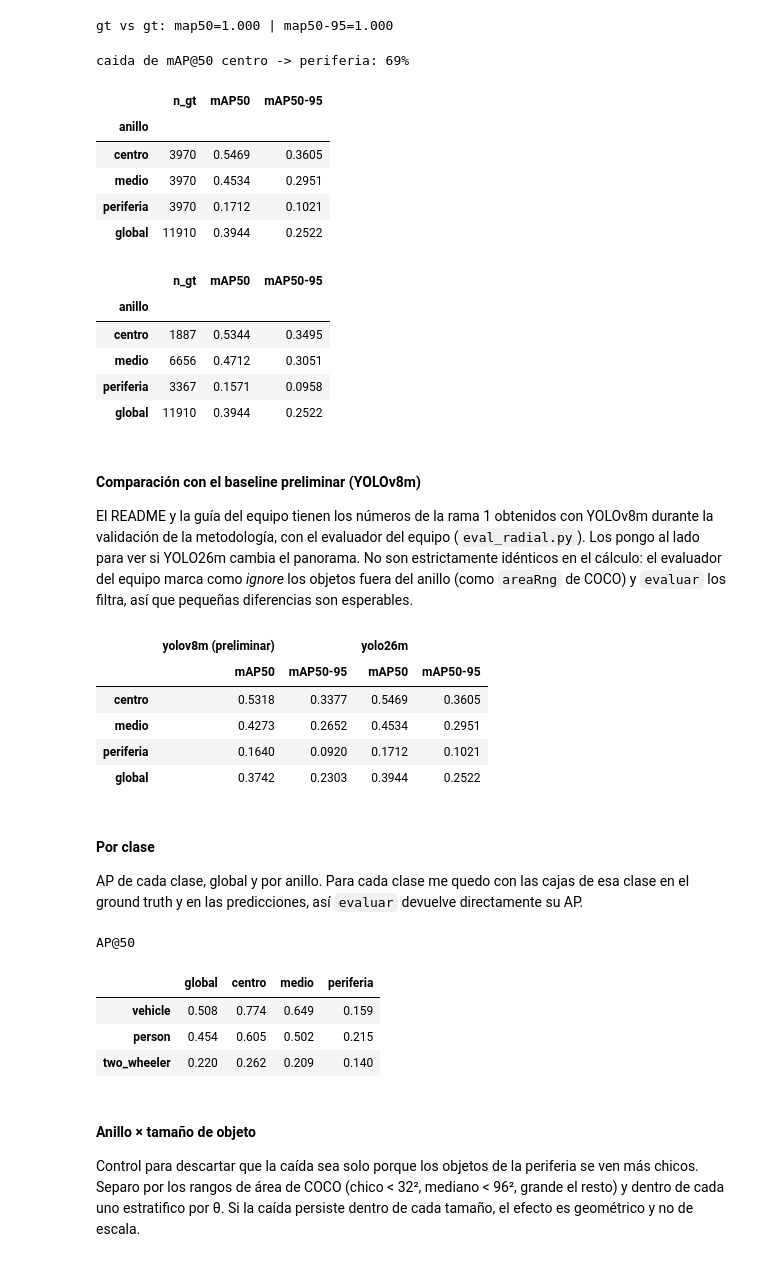
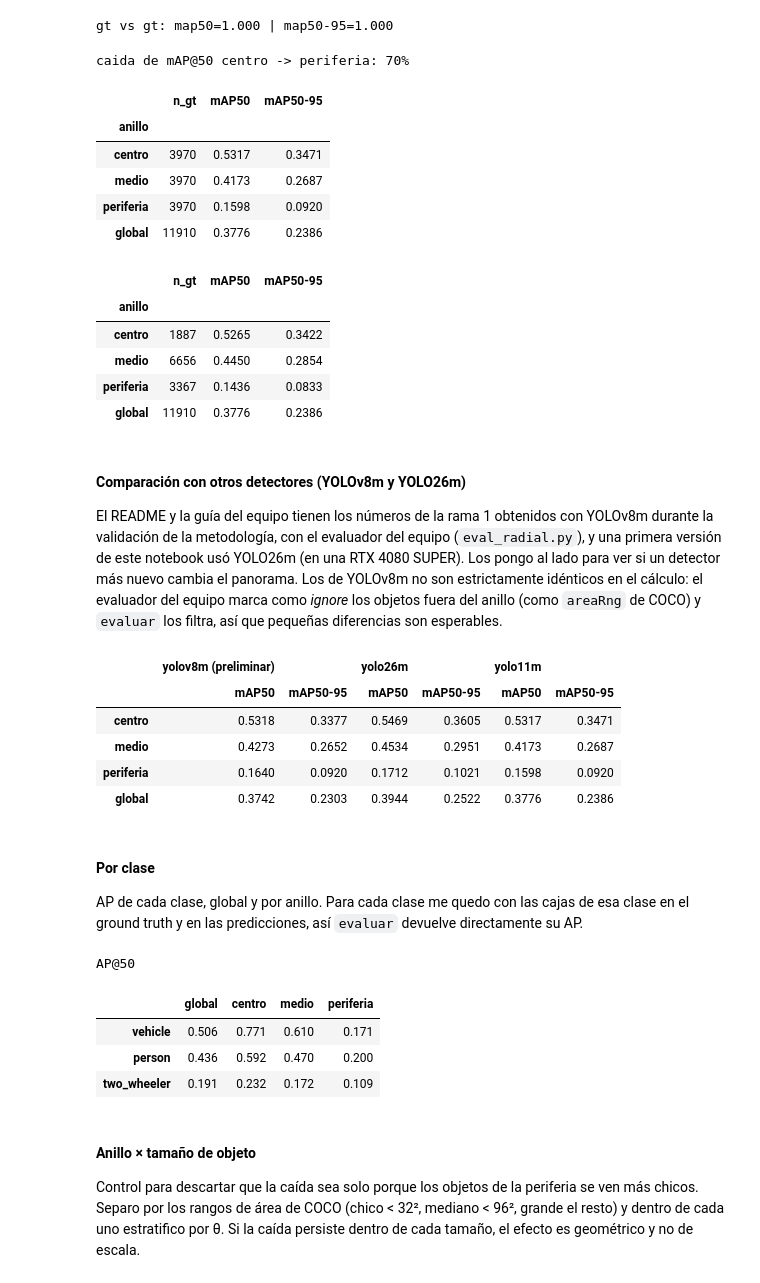
Before and after one commit to francomor/vision-computadora-II-tp-final, a Jupyter notebook: notebooks/rama1_baseline.ipynb, the cells around one changed output. Drawn from its saved outputs; the diff is of its cells as text; code cells hidden in the pictures.

```diff
--- a/notebooks/rama1_baseline.ipynb
+++ b/notebooks/rama1_baseline.ipynb
@@ -49,7 +49,7 @@ from fisheye_utils import (
 # %%
 SALIDAS = RAIZ / "outputs/rama1"
 SALIDAS.mkdir(parents=True, exist_ok=True)
-MODELO = "yolo26m"  # acordado para las cuatro ramas (regla 6)
+MODELO = "yolo11m"  # acordado para las cuatro ramas (regla 6); la primera version uso yolo26m
 N_IMAGENES = None  # un entero para pruebas rapidas, None para todo el test
 
 gpu = torch.cuda.get_device_name(0) if DEVICE == "cuda" else DEVICE
@@ -237,13 +237,13 @@ caida = 1 - res_theta.loc["periferia", "mAP50"] / res_theta.loc["centro", "mAP50
 print(f"caida de mAP@50 centro -> periferia: {caida:.0%}")
 res_theta.round(4)
 # %% [output]
-caida de mAP@50 centro -> periferia: 69%
+caida de mAP@50 centro -> periferia: 70%
 |  | n_gt | mAP50 | mAP50-95 |
 | anillo |  |  |  |
-| centro | 3970 | 0.5469 | 0.3605 |
-| medio | 3970 | 0.4534 | 0.2951 |
-| periferia | 3970 | 0.1712 | 0.1021 |
-| global | 11910 | 0.3944 | 0.2522 |
+| centro | 3970 | 0.5317 | 0.3471 |
+| medio | 3970 | 0.4173 | 0.2687 |
+| periferia | 3970 | 0.1598 | 0.0920 |
+| global | 11910 | 0.3776 | 0.2386 |
 # %%
 res_radio = por_anillo(p, test, "radio")
 res_radio.to_csv(SALIDAS / f"metricas_radio_{MODELO}.csv")
@@ -251,25 +251,30 @@ res_radio.round(4)
 # %% [output]
 |  | n_gt | mAP50 | mAP50-95 |
 | anillo |  |  |  |
-| centro | 1887 | 0.5344 | 0.3495 |
-| medio | 6656 | 0.4712 | 0.3051 |
-| periferia | 3367 | 0.1571 | 0.0958 |
-| global | 11910 | 0.3944 | 0.2522 |
+| centro | 1887 | 0.5265 | 0.3422 |
+| medio | 6656 | 0.4450 | 0.2854 |
+| periferia | 3367 | 0.1436 | 0.0833 |
+| global | 11910 | 0.3776 | 0.2386 |
 # %% [markdown]
-#### Comparación con el baseline preliminar (YOLOv8m)
+#### Comparación con otros detectores (YOLOv8m y YOLO26m)
 
-El README y la guía del equipo tienen los números de la rama 1 obtenidos con YOLOv8m durante la validación de la metodología, con el evaluador del equipo (`eval_radial.py`). Los pongo al lado para ver si YOLO26m cambia el panorama. No son estrictamente idénticos en el cálculo: el evaluador del equipo marca como *ignore* los objetos fuera del anillo (como `areaRng` de COCO) y `evaluar` los filtra, así que pequeñas diferencias son esperables.
+El README y la guía del equipo tienen los números de la rama 1 obtenidos con YOLOv8m durante la validación de la metodología, con el evaluador del equipo (`eval_radial.py`), y una primera versión de este notebook usó YOLO26m (en una RTX 4080 SUPER). Los pongo al lado para ver si un detector más nuevo cambia el panorama. Los de YOLOv8m no son estrictamente idénticos en el cálculo: el evaluador del equipo marca como *ignore* los objetos fuera del anillo (como `areaRng` de COCO) y `evaluar` los filtra, así que pequeñas diferencias son esperables.
 # %%
-yolov8m = pd.DataFrame({"mAP50": [0.5318, 0.4273, 0.1640, 0.3742], "mAP50-95": [0.3377, 0.2652, 0.0920, 0.2303]},
-                       index=NOMBRES_ANILLOS + ["global"])
-pd.concat({"yolov8m (preliminar)": yolov8m, MODELO: res_theta[["mAP50", "mAP50-95"]]}, axis=1).round(4)
+# mismos 1000 de test y mismos cortes de theta: yolov8m con eval_radial.py (preliminar), yolo26m con este notebook
+anillos = NOMBRES_ANILLOS + ["global"]
+referencia = {
+    "yolov8m (preliminar)": pd.DataFrame({"mAP50": [0.5318, 0.4273, 0.1640, 0.3742], "mAP50-95": [0.3377, 0.2652, 0.0920, 0.2303]}, index=anillos),
+    "yolo26m": pd.DataFrame({"mAP50": [0.5469, 0.4534, 0.1712, 0.3944], "mAP50-95": [0.3605, 0.2951, 0.1021, 0.2522]}, index=anillos),
+}
+referencia.pop(MODELO, None)  # si se vuelve a correr con yolo26m no lo repito
+pd.concat({**referencia, MODELO: res_theta[["mAP50", "mAP50-95"]]}, axis=1).round(4)
 # %% [output]
-|  | yolov8m (preliminar) |  | yolo26m |  |
-|  | mAP50 | mAP50-95 | mAP50 | mAP50-95 |
-| centro | 0.5318 | 0.3377 | 0.5469 | 0.3605 |
-| medio | 0.4273 | 0.2652 | 0.4534 | 0.2951 |
-| periferia | 0.1640 | 0.0920 | 0.1712 | 0.1021 |
-| global | 0.3742 | 0.2303 | 0.3944 | 0.2522 |
+|  | yolov8m (preliminar) |  | yolo26m |  | yolo11m |  |
+|  | mAP50 | mAP50-95 | mAP50 | mAP50-95 | mAP50 | mAP50-95 |
+| centro | 0.5318 | 0.3377 | 0.5469 | 0.3605 | 0.5317 | 0.3471 |
+| medio | 0.4273 | 0.2652 | 0.4534 | 0.2951 | 0.4173 | 0.2687 |
+| periferia | 0.1640 | 0.0920 | 0.1712 | 0.1021 | 0.1598 | 0.0920 |
+| global | 0.3742 | 0.2303 | 0.3944 | 0.2522 | 0.3776 | 0.2386 |
 # %% [markdown]
 #### Por clase
 
@@ -299,9 +304,9 @@ por_clase.round(3)
 # %% [output]
 AP@50
 |  | global | centro | medio | periferia |
-| vehicle | 0.508 | 0.774 | 0.649 | 0.159 |
-| person | 0.454 | 0.605 | 0.502 | 0.215 |
-| two_wheeler | 0.220 | 0.262 | 0.209 | 0.140 |
+| vehicle | 0.506 | 0.771 | 0.610 | 0.171 |
+| person | 0.436 | 0.592 | 0.470 | 0.200 |
+| two_wheeler | 0.191 | 0.232 | 0.172 | 0.109 |
 # %% [markdown]
 #### Anillo × tamaño de objeto
 
```
Also changed, not shown: parts of 13 cells of this notebook, 3 other files.
